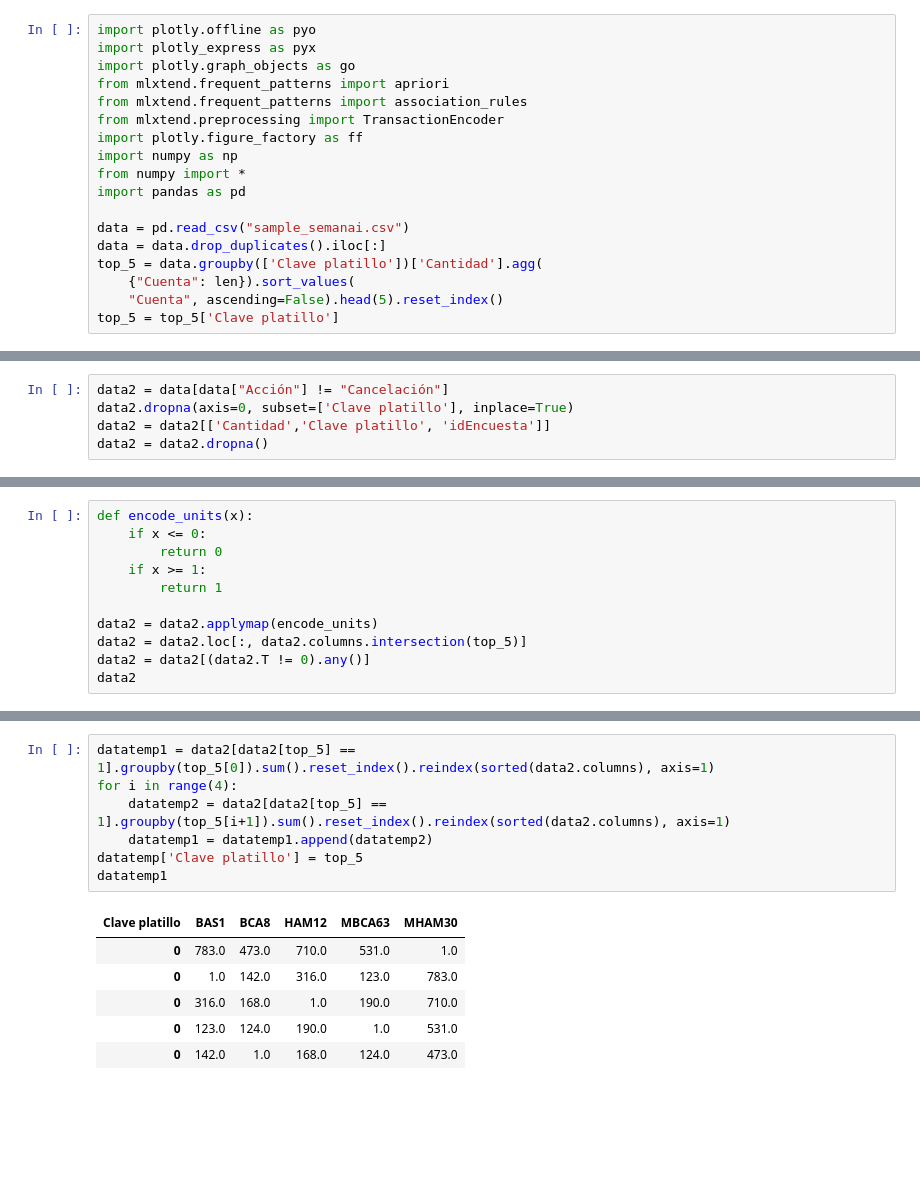
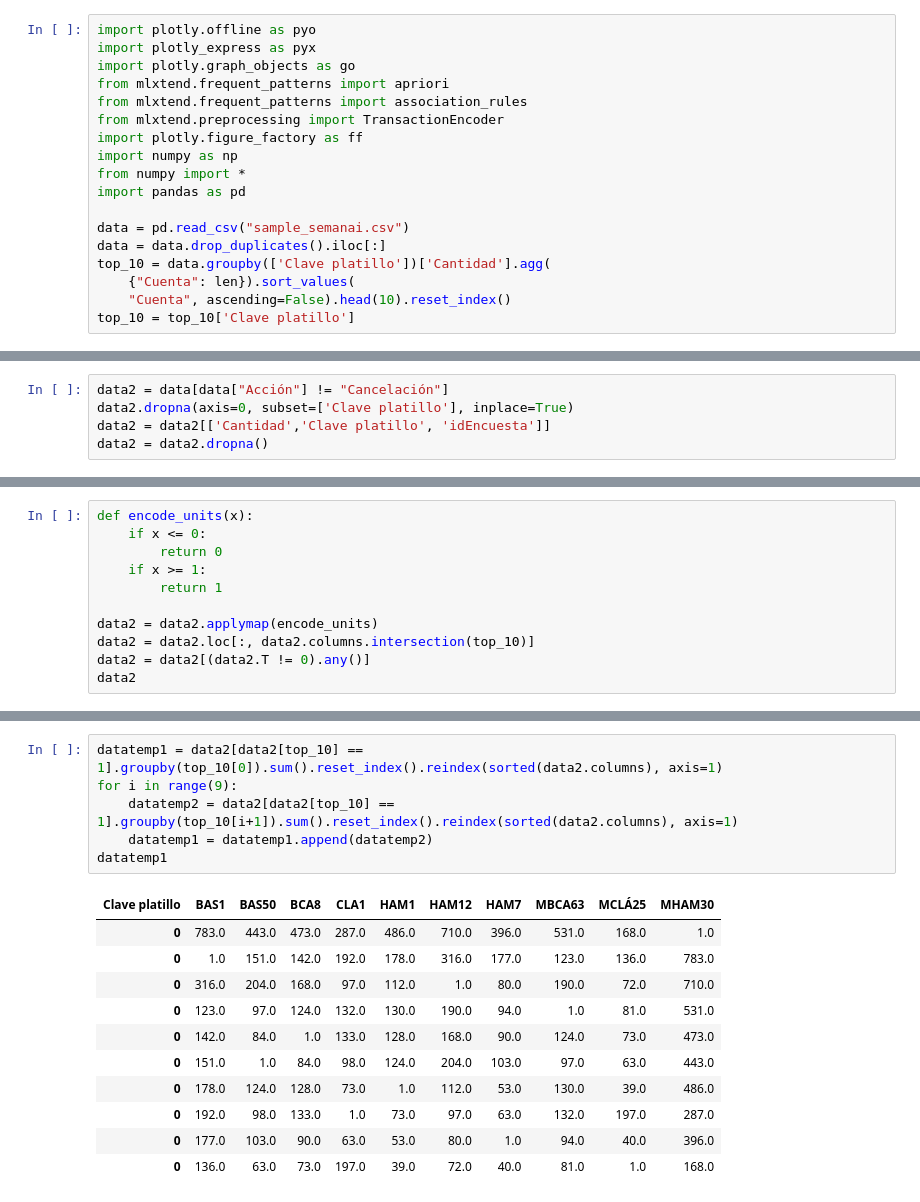
Before and after one commit to Caoimhim/data-analysis-semana-i, a Jupyter notebook: dendro.ipynb, the cells around one changed output, grey strips where cells are left out. Saved outputs shown, nothing was run; the diff lists cells and outputs as text; blank space fills up the shorter version.

Commit message:
FinisED the dendogram data, falta heatmap

```diff
--- a/dendro.ipynb
+++ b/dendro.ipynb
@@ -12,10 +12,10 @@ import pandas as pd
 
 data = pd.read_csv("sample_semanai.csv")
 data = data.drop_duplicates().iloc[:]
-top_5 = data.groupby(['Clave platillo'])['Cantidad'].agg(
+top_10 = data.groupby(['Clave platillo'])['Cantidad'].agg(
     {"Cuenta": len}).sort_values(
-    "Cuenta", ascending=False).head(5).reset_index()
-top_5 = top_5['Clave platillo']
+    "Cuenta", ascending=False).head(10).reset_index()
+top_10 = top_10['Clave platillo']
 # %% [output]
 using a dict on a Series for aggregation
 is deprecated and will be removed in a future version. Use                 named aggregation instead.
@@ -51,7 +36,7 @@ def encode_units(x):
         return 1
 
 data2 = data2.applymap(encode_units)
-data2 = data2.loc[:, data2.columns.intersection(top_5)]
+data2 = data2.loc[:, data2.columns.intersection(top_10)]
 data2 = data2[(data2.T != 0).any()]
 data2
 # %% [output]
@@ -72,14 +57,18 @@ data2
 # %%
-datatemp1 = data2[data2[top_5] == 1].groupby(top_5[0]).sum().reset_index().reindex(sorted(data2.columns), axis=1)
-for i in range(4):
-    datatemp2 = data2[data2[top_5] == 1].groupby(top_5[i+1]).sum().reset_index().reindex(sorted(data2.columns), axis=1)
+datatemp1 = data2[data2[top_10] == 1].groupby(top_10[0]).sum().reset_index().reindex(sorted(data2.columns), axis=1)
+for i in range(9):
+    datatemp2 = data2[data2[top_10] == 1].groupby(top_10[i+1]).sum().reset_index().reindex(sorted(data2.columns), axis=1)
     datatemp1 = datatemp1.append(datatemp2)
-datatemp['Clave platillo'] = top_5
 datatemp1
 # %% [output]
-| Clave platillo | BAS1 | BCA8 | HAM12 | MBCA63 | MHAM30 |
-| 0 | 783.0 | 473.0 | 710.0 | 531.0 | 1.0 |
-| 0 | 1.0 | 142.0 | 316.0 | 123.0 | 783.0 |
-| 0 | 316.0 | 168.0 | 1.0 | 190.0 | 710.0 |
-| 0 | 123.0 | 124.0 | 190.0 | 1.0 | 531.0 |
-| 0 | 142.0 | 1.0 | 168.0 | 124.0 | 473.0 |
+| Clave platillo | BAS1 | BAS50 | BCA8 | CLA1 | HAM1 | HAM12 | HAM7 | MBCA63 | MCLÁ25 | MHAM30 |
+| 0 | 783.0 | 443.0 | 473.0 | 287.0 | 486.0 | 710.0 | 396.0 | 531.0 | 168.0 | 1.0 |
+| 0 | 1.0 | 151.0 | 142.0 | 192.0 | 178.0 | 316.0 | 177.0 | 123.0 | 136.0 | 783.0 |
+| 0 | 316.0 | 204.0 | 168.0 | 97.0 | 112.0 | 1.0 | 80.0 | 190.0 | 72.0 | 710.0 |
+| 0 | 123.0 | 97.0 | 124.0 | 132.0 | 130.0 | 190.0 | 94.0 | 1.0 | 81.0 | 531.0 |
+| 0 | 142.0 | 84.0 | 1.0 | 133.0 | 128.0 | 168.0 | 90.0 | 124.0 | 73.0 | 473.0 |
+| 0 | 151.0 | 1.0 | 84.0 | 98.0 | 124.0 | 204.0 | 103.0 | 97.0 | 63.0 | 443.0 |
+| 0 | 178.0 | 124.0 | 128.0 | 73.0 | 1.0 | 112.0 | 53.0 | 130.0 | 39.0 | 486.0 |
+| 0 | 192.0 | 98.0 | 133.0 | 1.0 | 73.0 | 97.0 | 63.0 | 132.0 | 197.0 | 287.0 |
+| 0 | 177.0 | 103.0 | 90.0 | 63.0 | 53.0 | 80.0 | 1.0 | 94.0 | 40.0 | 396.0 |
+| 0 | 136.0 | 63.0 | 73.0 | 197.0 | 39.0 | 72.0 | 40.0 | 81.0 | 1.0 | 168.0 |
```
Also changed, not shown: parts of 6 cells of this notebook.
